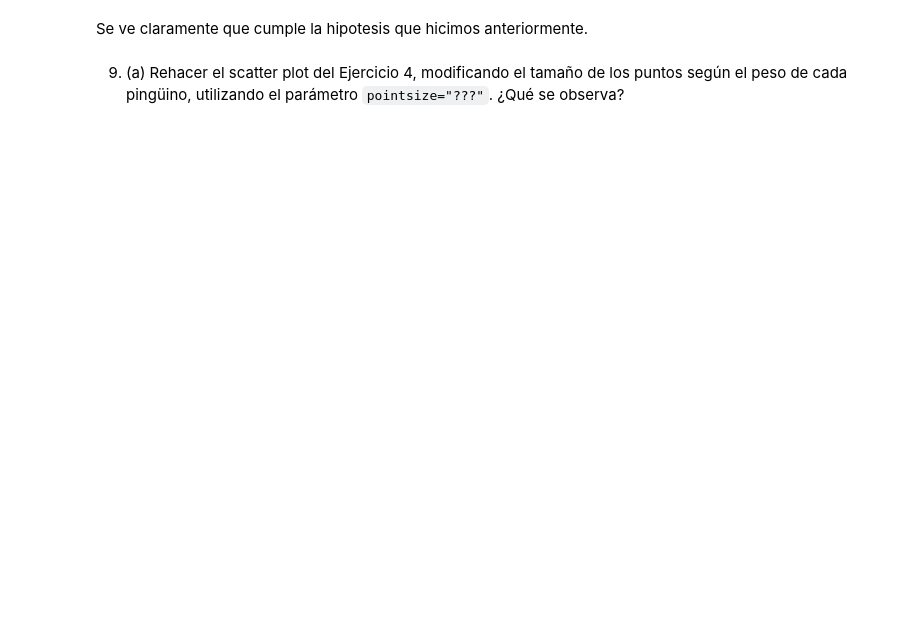
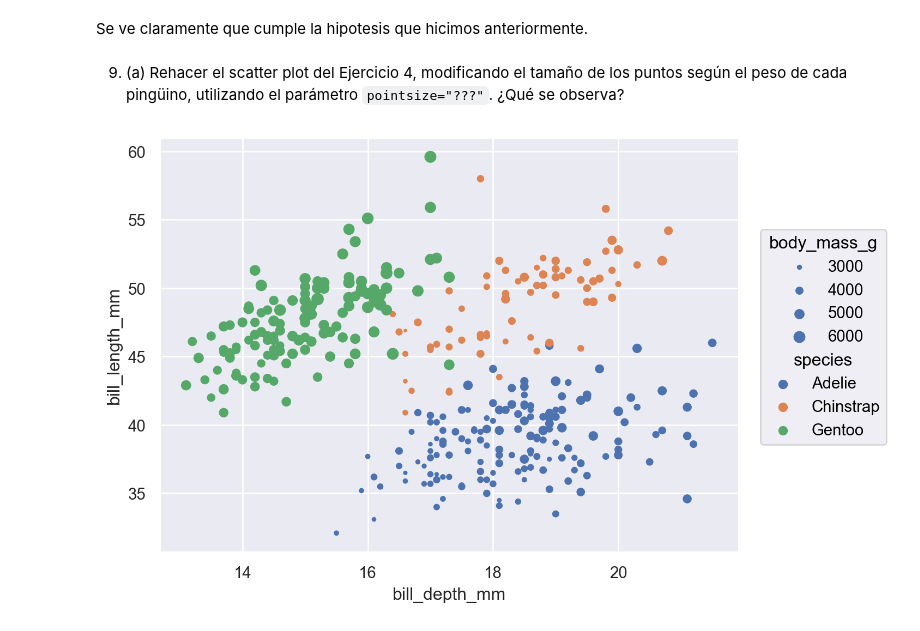
Before and after one commit to lmendezayl/uba-ldd-ic, a Jupyter notebook: guias/soluciones/practica3.ipynb, the cells around one changed output. Cells and saved outputs as stored; diff of their text form; code cells hidden in the pictures; blank space fills up the shorter version.

```diff
--- a/guias/soluciones/practica3.ipynb
+++ b/guias/soluciones/practica3.ipynb
@@ -292,3 +298,11 @@ Se ve claramente que cumple la hipotesis que hicimos anteriormente.
 # %% [markdown]
 9. (a) Rehacer el scatter plot del Ejercicio 4, modificando el tamaño de los puntos según el
 peso de cada pingüino, utilizando el parámetro `pointsize="???"`. ¿Qué se observa?
+# %%
+(
+    so.Plot(penguins, x="bill_depth_mm", y="bill_length_mm",
+            pointsize="body_mass_g", color="species")
+    .add(so.Dot())
+)
+# %% [output]
+[figure, added]
```
Also changed, not shown: parts of 13 cells of this notebook.
